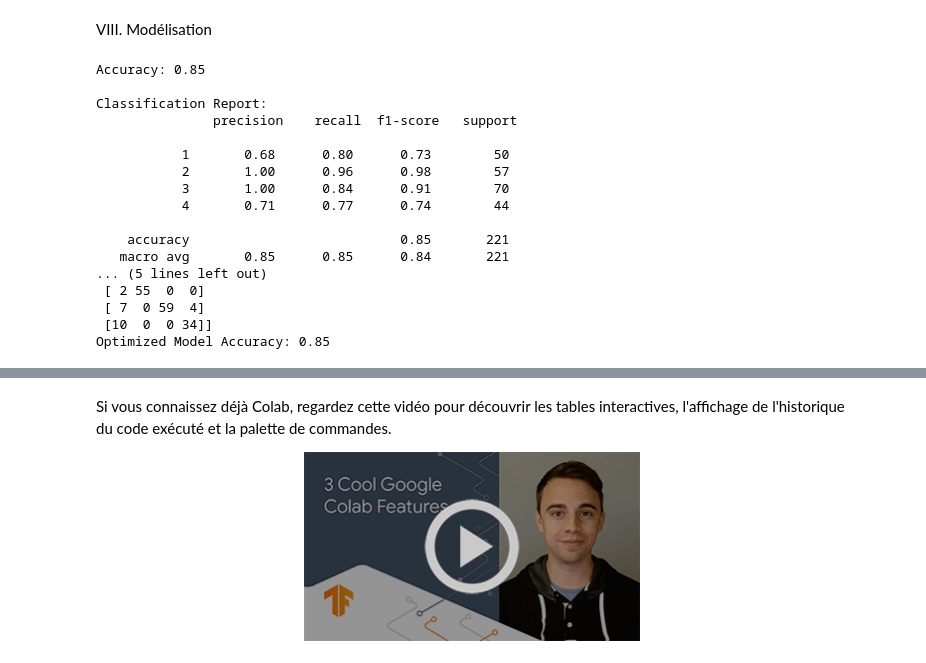
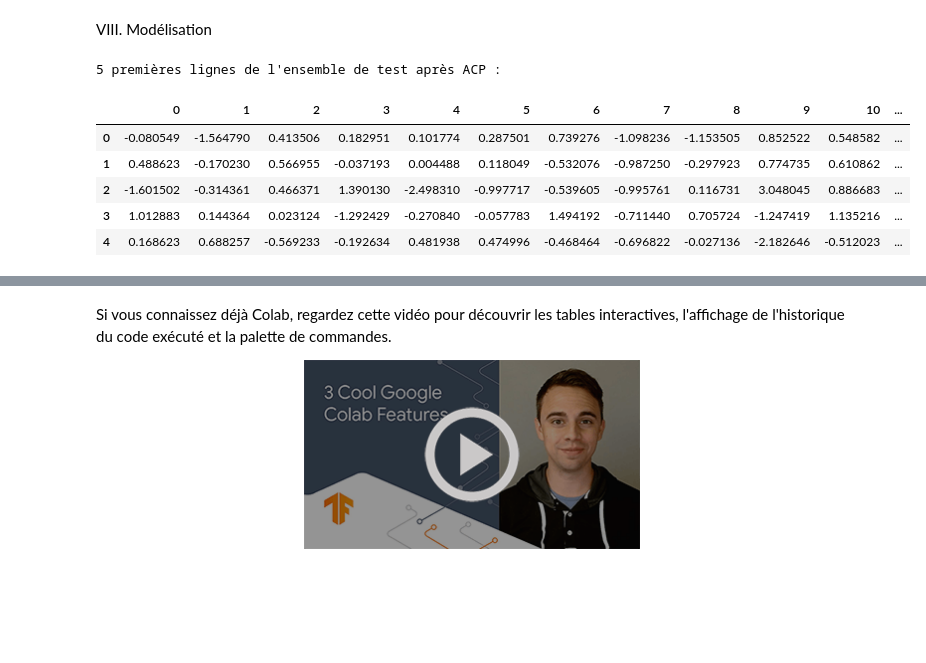
Before and after one commit to Quizoo20/Projet_IA, a Jupyter notebook: Projet2.ipynb, the cells around one changed output, grey strips where cells are left out. Saved outputs shown, nothing was run; the diff lists cells and outputs as text; code cells hidden in the pictures; blank space fills up the shorter version.

```diff
--- a/Projet2.ipynb
+++ b/Projet2.ipynb
@@ -266,57 +268,33 @@ df_pca
 # %% [markdown]
 VIII. Modélisation
 # %%
-# On choisit un algorithme de classification SVM
-
-X = df_pca  # DataFrame après ACP
-y = df_features["Target"] # Target retirée avant l'ACP
+X = donnees_ACP  # Features
+y = df_features['Target'] # Target
 
 # Division en jeu d'entraînement et de test (80% train, 20% test)
 X_train, X_test, y_train, y_test = train_test_split(X, y, test_size=0.2, random_state=42, stratify=y)
+
+"""# Normalisation pour modélisation
+
+normalise = StandardScaler()
+X_train_normalise = normalise.fit_transform(X_train)
+X_test_normalise = normalise.transform(X_test)
+
+# ACP pour modélisation
+
+ACP = PCA(n_components=0.92)
+X_train_ACP = ACP.fit_transform(X_train_normalise)
+X_test_ACP = ACP.transform(X_test_normalise)"""
+
+# Convertir en DataFrame pour visualisation
+X_test_ACP_df = pd.DataFrame(X_test_ACP)
+print("5 premières lignes de l'ensemble de test après ACP :")
+X_test_ACP_df.head()
+# %% [output]
+5 premières lignes de l'ensemble de test après ACP :
+|  | 0 | 1 | 2 | 3 | 4 | 5 | 6 | 7 | 8 | 9 | 10 | ... |
+| 0 | -0.080549 | -1.564790 | 0.413506 | 0.182951 | 0.101774 | 0.287501 | 0.739276 | -1.098236 | -1.153505 | 0.852522 | 0.548582 | ... |
+| 1 | 0.488623 | -0.170230 | 0.566955 | -0.037193 | 0.004488 | 0.118049 | -0.532076 | -0.987250 | -0.297923 | 0.774735 | 0.610862 | ... |
+| 2 | -1.601502 | -0.314361 | 0.466371 | 1.390130 | -2.498310 | -0.997717 | -0.539605 | -0.995761 | 0.116731 | 3.048045 | 0.886683 | ... |
+| 3 | 1.012883 | 0.144364 | 0.023124 | -1.292429 | -0.270840 | -0.057783 | 1.494192 | -0.711440 | 0.705724 | -1.247419 | 1.135216 | ... |
+| 4 | 0.168623 | 0.688257 | -0.569233 | -0.192634 | 0.481938 | 0.474996 | -0.468464 | -0.696822 | -0.027136 | -2.182646 | -0.512023 | ... |
-# %%
-# Initialisation du modèle SVM avec un noyau linéaire
-model = SVC(kernel='linear', C=1.0, random_state=42)
-
-# Entraînement du modèle
-model.fit(X_train, y_train)
-
-# Prédiction sur le jeu de test
-y_pred = model.predict(X_test)
-
-
-# Evaluation du modèle
-
-# Précision globale
-accuracy = accuracy_score(y_test, y_pred)
-print(f"Accuracy: {accuracy:.2f}")
-
-# Rapport détaillé des performances
-print("\nClassification Report:\n", classification_report(y_test, y_pred))
-
-# Matrice de confusion
-print("\nMatrice de confusion:\n", confusion_matrix(y_test, y_pred))
-
-# Supposons que notre modèle est le meilleur
-best_model = model
-
-# Prédiction finale avec le meilleur modèle
-y_pred_best = best_model.predict(X_test)
-print(f"Optimized Model Accuracy: {accuracy_score(y_test, y_pred_best):.2f}")
-# %% [output]
-Accuracy: 0.85
-
-Classification Report:
-               precision    recall  f1-score   support
-
-           1       0.68      0.80      0.73        50
-           2       1.00      0.96      0.98        57
-           3       1.00      0.84      0.91        70
-           4       0.71      0.77      0.74        44
-
-    accuracy                           0.85       221
-   macro avg       0.85      0.85      0.84       221
-... (5 lines left out)
- [ 2 55  0  0]
- [ 7  0 59  4]
- [10  0  0 34]]
-Optimized Model Accuracy: 0.85
```
Also changed, not shown: parts of 3 cells of this notebook.
